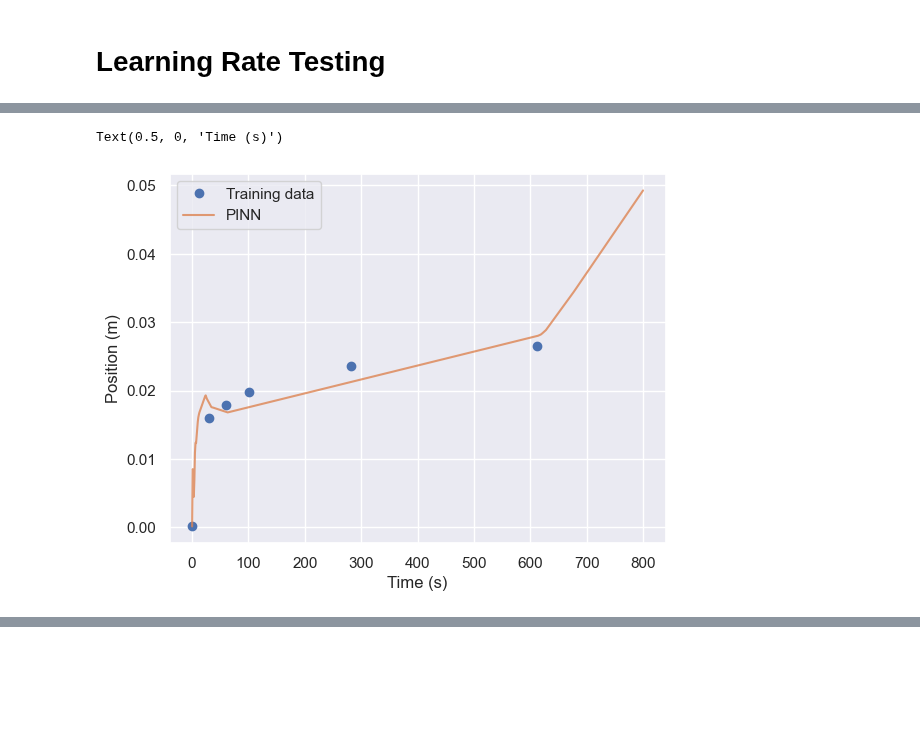
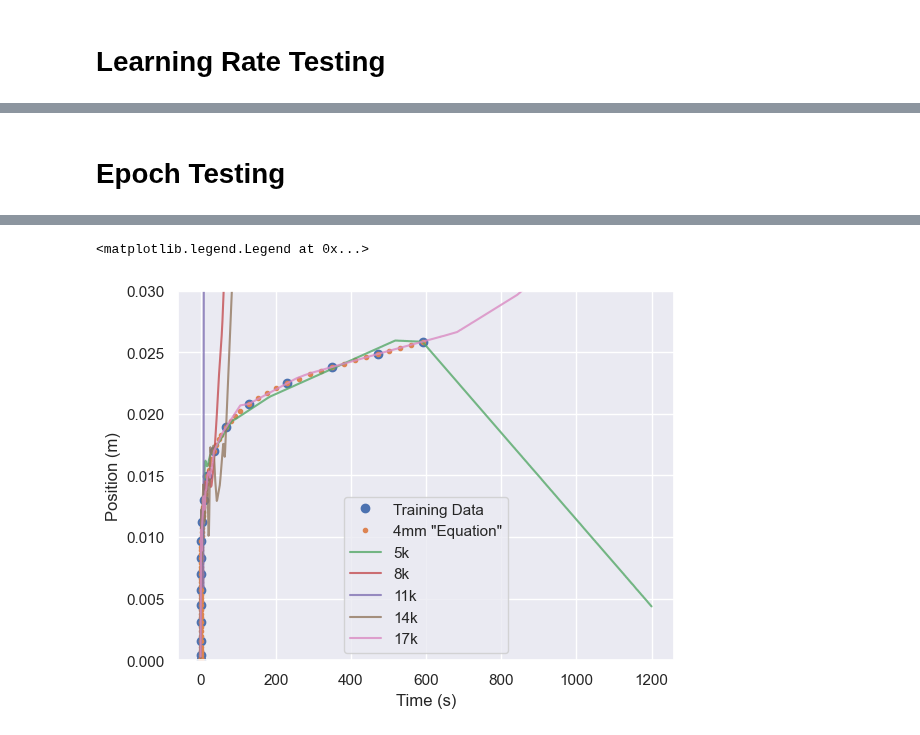
Before and after one commit to rahavdayan/pinns-model, a Jupyter notebook: src/ferrofluid/ferrofluid.ipynb, the cells around one changed output, grey strips where cells are left out. Drawn from its saved outputs; the diff is of its cells as text; code cells hidden in the pictures; blank space fills up the shorter version.

```diff
--- a/src/ferrofluid/ferrofluid.ipynb
+++ b/src/ferrofluid/ferrofluid.ipynb
@@ -259,12 +274,21 @@ Epoch 18000/20000, loss: 1.00
-# %%
-ts = np.linspace(0, 800, 800)
-preds = net.predict(ts)
-
-plt.plot(train_t, train_x, 'o')
-plt.plot(ts, preds, alpha=0.8)
-plt.legend(labels=['Training data', 'PINN'])
-plt.ylabel('Position (m)')
-plt.xlabel('Time (s)')
-# %% [output]
-Text(0.5, 0, 'Time (s)')
-[figure, removed]
+# %% [markdown]
+# Epoch Testing
+# %%
+plt.plot(train_t, train_x, 'o')
+# plt.plot(acc_t1, acc_x1, '.')
+# plt.plot(acc_t2, acc_x2, '.')
+# plt.plot(acc_t3, acc_x3, '.')
+plt.plot(acc_t4, acc_x4, '.')
+for epoch in [5000, 8000, 11000, 14000, 17000]:
+    net = Net(1,1, loss2=physics_loss, epochs=epoch, loss2_weight=1, lr=1e-5).to(DEVICE)
+    losses = net.fit(train_t, train_x)
+
+    ts = np.linspace(0, 1200, 1200)
+    preds = net.predict(ts)
+
+    plt.plot(ts, preds, alpha=0.8)
+    plt.ylabel('Position (m)')
+    plt.ylim(0, 0.03)
+    plt.xlabel('Time (s)')
+plt.legend(['Training Data', '4mm \"Equation\"', '5k', '8k', '11k', '14k', '17k'])
+# %% [output]
@@ -270,0 +312,2 @@ Text(0.5, 0, 'Time (s)')
+<matplotlib.legend.Legend at 0x...>
+[figure, added]
```
Also changed, not shown: parts of 11 cells of this notebook, 1 other file.
